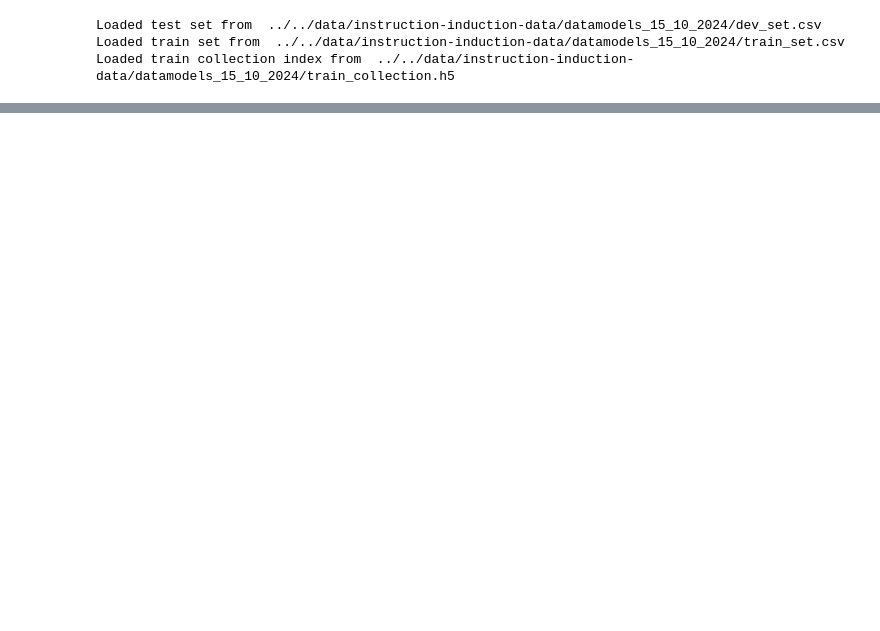
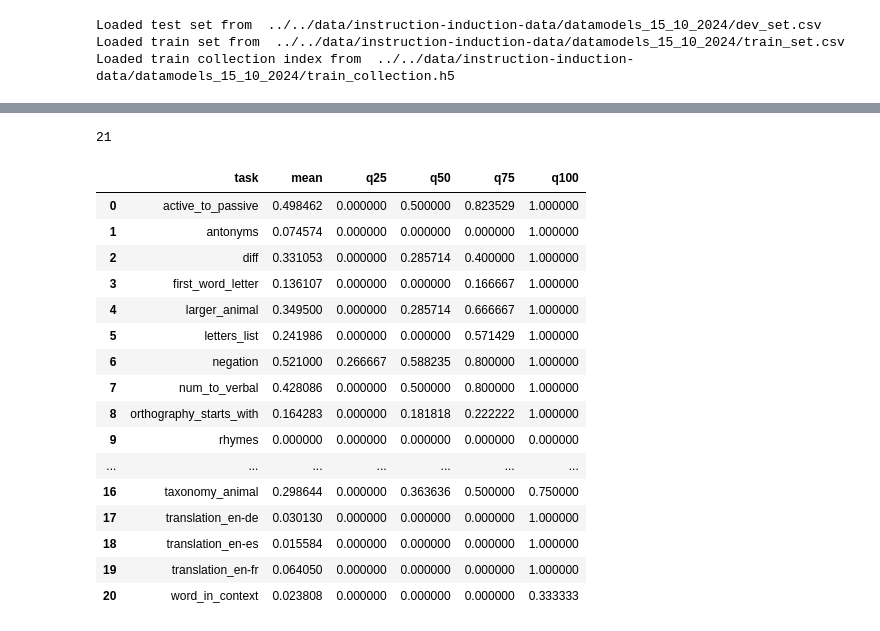
Before and after one commit to CaioRhoden/datamodels-context-reduction, a Jupyter notebook: experiments/datamodels-retriever-comparison/experiment.ipynb, the cells around one changed output, grey strips where cells are left out. Saved outputs shown, nothing was run; the diff lists cells and outputs as text; code cells hidden in the pictures; blank space fills up the shorter version.

Commit message:
showcase datamodel experiment

```diff
--- a/experiments/datamodels-retriever-comparison/experiment.ipynb
+++ b/experiments/datamodels-retriever-comparison/experiment.ipynb
@@ -115,0 +185,3 @@ KeyboardInterrupt:
+# %%
+pre_collection = pd.read_pickle( "../../data/instruction-induction-data/datamodels_15_10_2024/pre_collections/15-10-2024/pre_collection_10.pickle")
+pre_collection.head()
@@ -115,0 +195,3 @@ KeyboardInterrupt:
+# %%
+collection = pd.read_pickle( "../../data/instruction-induction-data/datamodels_15_10_2024/collections/15-10-2024/pre_collection_10.pickle")
+collection.head()
@@ -115,0 +263,4 @@ KeyboardInterrupt:
+# %%
+samples = pre_collection.copy()
+samples["evaluation"] = collection["evaluation"]
+samples["task"] = samples["test_idx"].apply(lambda idx: dev_df.loc[idx, 'task'])
@@ -115,0 +287,32 @@ KeyboardInterrupt:
+# %%
+task_results = samples.groupby('task').agg(
+    mean=('evaluation', 'mean'),
+    q25=('evaluation', lambda x: x.quantile(0.25)),
+    q50=('evaluation', lambda x: x.quantile(0.50)),  # Same as median
+    q75=('evaluation', lambda x: x.quantile(0.75)),
+    q100=('evaluation', lambda x: x.quantile(1.00))
+).reset_index()
+
+len(task_results)
+# %% [output]
+21
+# %%
+task_results
+# %% [output]
+|  | task | mean | q25 | q50 | q75 | q100 |
+| 0 | active_to_passive | 0.498462 | 0.000000 | 0.500000 | 0.823529 | 1.000000 |
+| 1 | antonyms | 0.074574 | 0.000000 | 0.000000 | 0.000000 | 1.000000 |
+| 2 | diff | 0.331053 | 0.000000 | 0.285714 | 0.400000 | 1.000000 |
+| 3 | first_word_letter | 0.136107 | 0.000000 | 0.000000 | 0.166667 | 1.000000 |
+| 4 | larger_animal | 0.349500 | 0.000000 | 0.285714 | 0.666667 | 1.000000 |
+| 5 | letters_list | 0.241986 | 0.000000 | 0.000000 | 0.571429 | 1.000000 |
+| 6 | negation | 0.521000 | 0.266667 | 0.588235 | 0.800000 | 1.000000 |
+| 7 | num_to_verbal | 0.428086 | 0.000000 | 0.500000 | 0.800000 | 1.000000 |
+| 8 | orthography_starts_with | 0.164283 | 0.000000 | 0.181818 | 0.222222 | 1.000000 |
+| 9 | rhymes | 0.000000 | 0.000000 | 0.000000 | 0.000000 | 0.000000 |
+| ... | ... | ... | ... | ... | ... | ... |
+| 16 | taxonomy_animal | 0.298644 | 0.000000 | 0.363636 | 0.500000 | 0.750000 |
+| 17 | translation_en-de | 0.030130 | 0.000000 | 0.000000 | 0.000000 | 1.000000 |
+| 18 | translation_en-es | 0.015584 | 0.000000 | 0.000000 | 0.000000 | 1.000000 |
+| 19 | translation_en-fr | 0.064050 | 0.000000 | 0.000000 | 0.000000 | 1.000000 |
+| 20 | word_in_context | 0.023808 | 0.000000 | 0.000000 | 0.000000 | 0.333333 |
```
Also changed, not shown: parts of 27 cells of this notebook.
